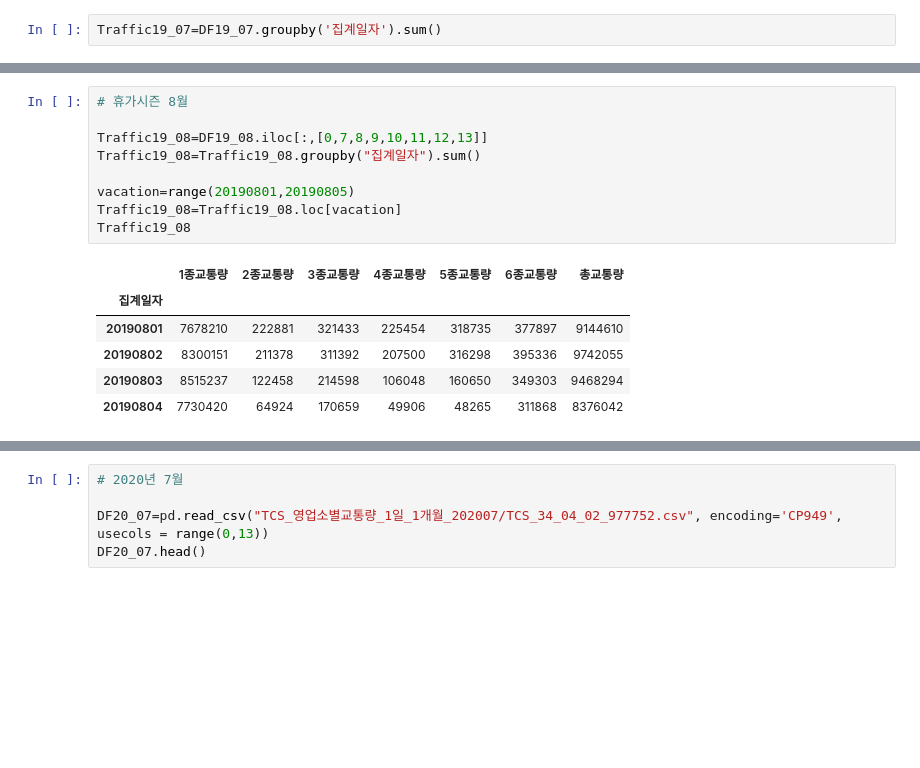
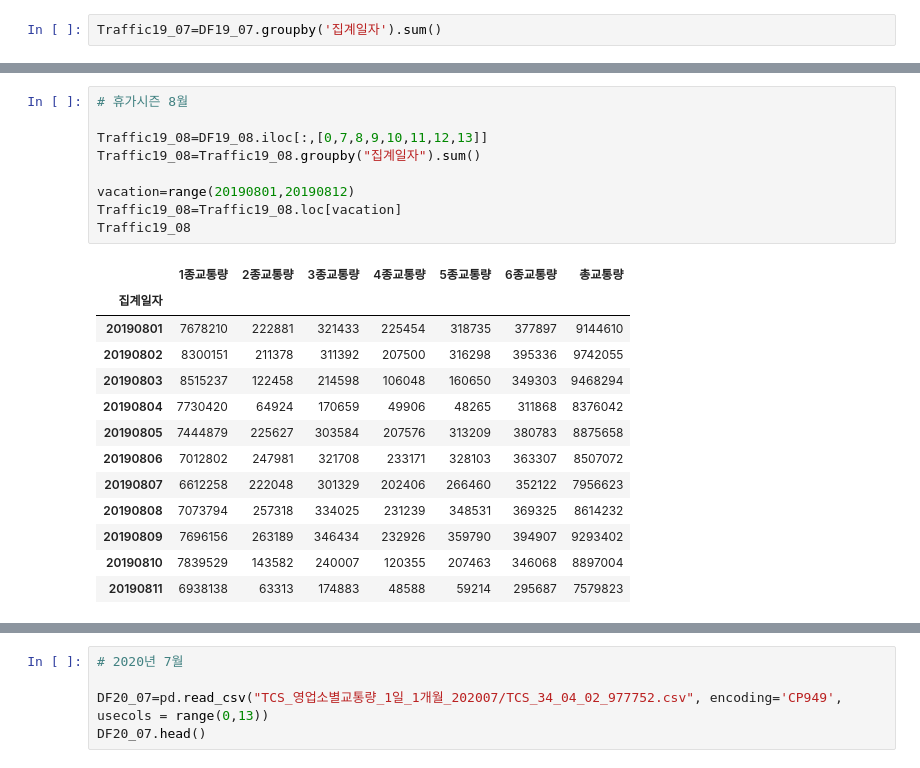
Before and after one commit to juhee3199/covid-19-prediction-project, a Jupyter notebook: code/교통량_코로나영향.ipynb, the cells around one changed output, grey strips where cells are left out. Drawn from its saved outputs; the diff is of its cells as text; blank space fills up the shorter version.

```diff
--- a/code/교통량_코로나영향.ipynb
+++ b/code/교통량_코로나영향.ipynb
@@ -213,17 +207,24 @@ Traffic19_07
 # %%
 # 휴가시즌 8월
 
 Traffic19_08=DF19_08.iloc[:,[0,7,8,9,10,11,12,13]]
 Traffic19_08=Traffic19_08.groupby("집계일자").sum()
 
-vacation=range(20190801,20190805)
+vacation=range(20190801,20190812)
 Traffic19_08=Traffic19_08.loc[vacation]
 Traffic19_08
 # %% [output]
 |  | 1종교통량 | 2종교통량 | 3종교통량 | 4종교통량 | 5종교통량 | 6종교통량 | 총교통량 |
 | 집계일자 |  |  |  |  |  |  |  |
 | 20190801 | 7678210 | 222881 | 321433 | 225454 | 318735 | 377897 | 9144610 |
 | 20190802 | 8300151 | 211378 | 311392 | 207500 | 316298 | 395336 | 9742055 |
 | 20190803 | 8515237 | 122458 | 214598 | 106048 | 160650 | 349303 | 9468294 |
 | 20190804 | 7730420 | 64924 | 170659 | 49906 | 48265 | 311868 | 8376042 |
+| 20190805 | 7444879 | 225627 | 303584 | 207576 | 313209 | 380783 | 8875658 |
+| 20190806 | 7012802 | 247981 | 321708 | 233171 | 328103 | 363307 | 8507072 |
+| 20190807 | 6612258 | 222048 | 301329 | 202406 | 266460 | 352122 | 7956623 |
+| 20190808 | 7073794 | 257318 | 334025 | 231239 | 348531 | 369325 | 8614232 |
+| 20190809 | 7696156 | 263189 | 346434 | 232926 | 359790 | 394907 | 9293402 |
+| 20190810 | 7839529 | 143582 | 240007 | 120355 | 207463 | 346068 | 8897004 |
+| 20190811 | 6938138 | 63313 | 174883 | 48588 | 59214 | 295687 | 7579823 |
 # %%
```
Also changed, not shown: parts of 34 cells of this notebook, 2 other files.
